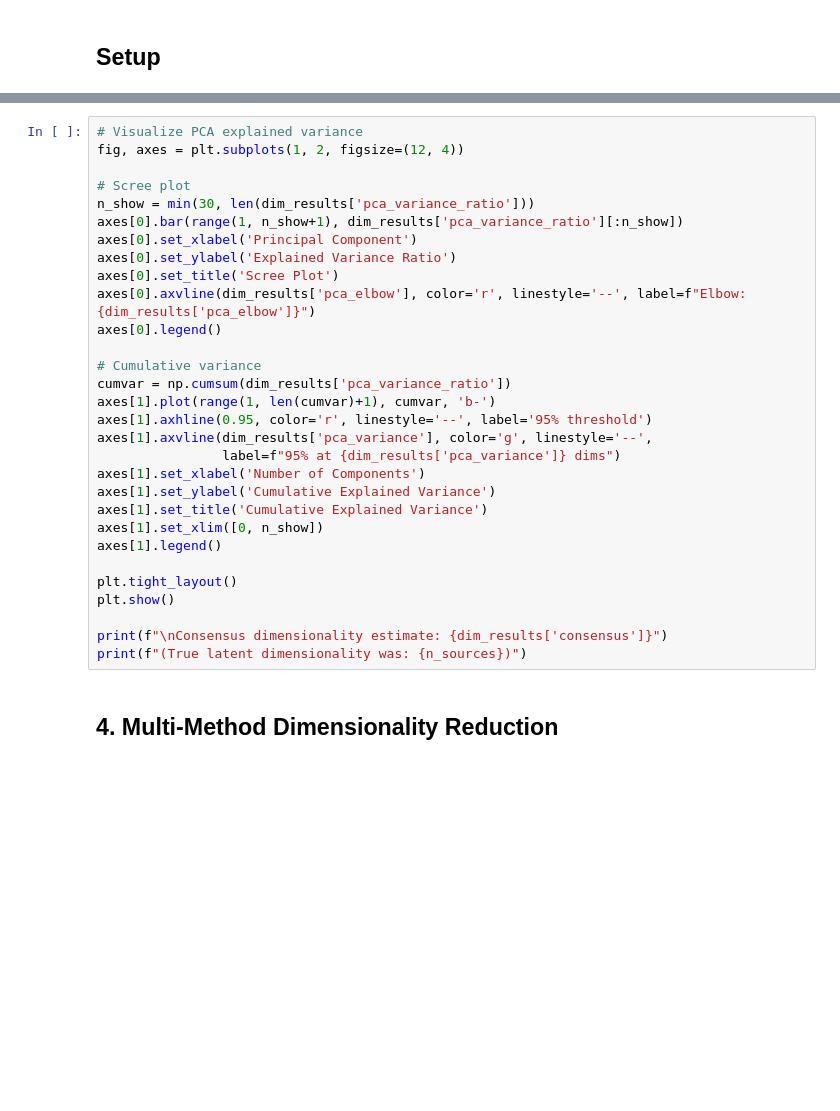
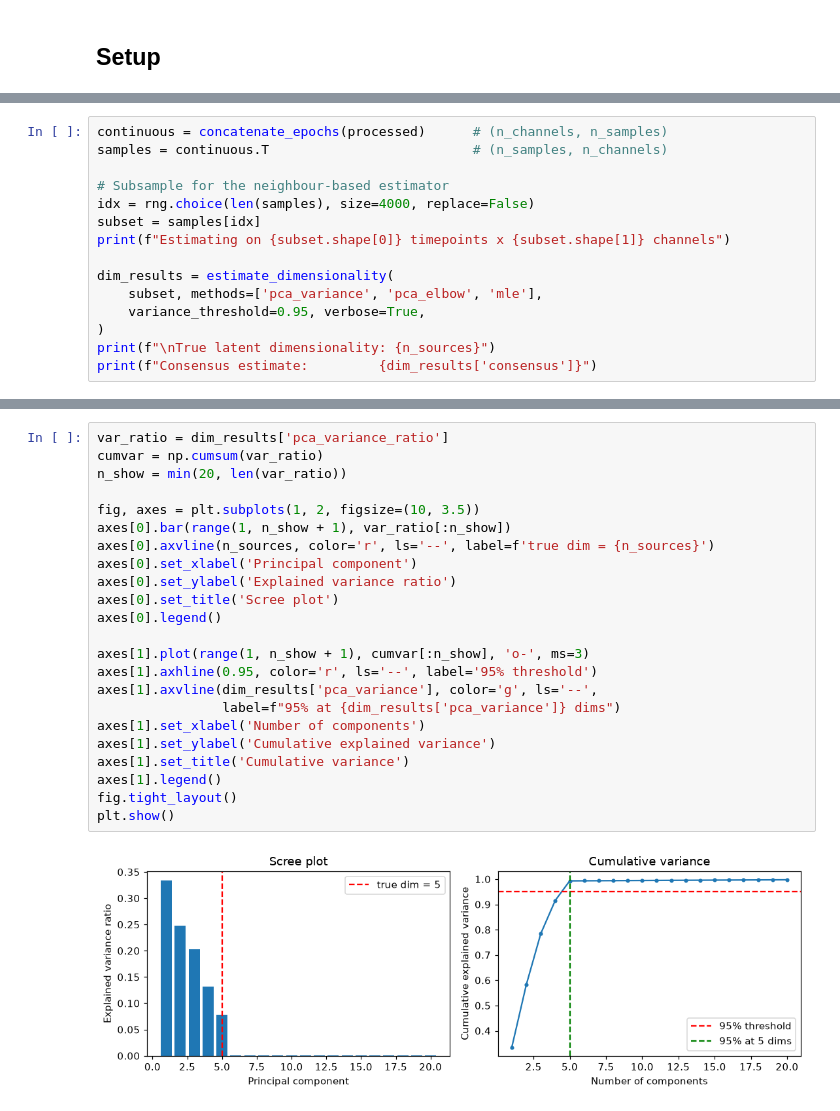
Before and after one commit to Jarmck-Cai/eeg_manifold, a Jupyter notebook: notebooks/00_quick_start.ipynb, the cells around one changed output, grey strips where cells are left out. Cells and saved outputs as stored; diff of their text form; blank space fills up the shorter version.

```diff
--- a/notebooks/00_quick_start.ipynb
+++ b/notebooks/00_quick_start.ipynb
@@ -130,0 +118,15 @@ dim_results = estimate_dimensionality(
+# %%
+continuous = concatenate_epochs(processed)      # (n_channels, n_samples)
+samples = continuous.T                          # (n_samples, n_channels)
+
+# Subsample for the neighbour-based estimator
+idx = rng.choice(len(samples), size=4000, replace=False)
+subset = samples[idx]
+print(f"Estimating on {subset.shape[0]} timepoints x {subset.shape[1]} channels")
+
+dim_results = estimate_dimensionality(
+    subset, methods=['pca_variance', 'pca_elbow', 'mle'],
+    variance_threshold=0.95, verbose=True,
+)
+print(f"\nTrue latent dimensionality: {n_sources}")
+print(f"Consensus estimate:         {dim_results['consensus']}")
@@ -131,32 +143,25 @@ dim_results = estimate_dimensionality(
 # %%
-# Visualize PCA explained variance
-fig, axes = plt.subplots(1, 2, figsize=(12, 4))
+var_ratio = dim_results['pca_variance_ratio']
+cumvar = np.cumsum(var_ratio)
+n_show = min(20, len(var_ratio))
 
-# Scree plot
-n_show = min(30, len(dim_results['pca_variance_ratio']))
-axes[0].bar(range(1, n_show+1), dim_results['pca_variance_ratio'][:n_show])
-axes[0].set_xlabel('Principal Component')
-axes[0].set_ylabel('Explained Variance Ratio')
-axes[0].set_title('Scree Plot')
-axes[0].axvline(dim_results['pca_elbow'], color='r', linestyle='--', label=f"Elbow: {dim_results['pca_elbow']}")
+fig, axes = plt.subplots(1, 2, figsize=(10, 3.5))
+axes[0].bar(range(1, n_show + 1), var_ratio[:n_show])
+axes[0].axvline(n_sources, color='r', ls='--', label=f'true dim = {n_sources}')
+axes[0].set_xlabel('Principal component')
+axes[0].set_ylabel('Explained variance ratio')
+axes[0].set_title('Scree plot')
 axes[0].legend()
 
-# Cumulative variance
-cumvar = np.cumsum(dim_results['pca_variance_ratio'])
-axes[1].plot(range(1, len(cumvar)+1), cumvar, 'b-')
-axes[1].axhline(0.95, color='r', linestyle='--', label='95% threshold')
-axes[1].axvline(dim_results['pca_variance'], color='g', linestyle='--',
+axes[1].plot(range(1, n_show + 1), cumvar[:n_show], 'o-', ms=3)
+axes[1].axhline(0.95, color='r', ls='--', label='95% threshold')
+axes[1].axvline(dim_results['pca_variance'], color='g', ls='--',
                 label=f"95% at {dim_results['pca_variance']} dims")
-axes[1].set_xlabel('Number of Components')
-axes[1].set_ylabel('Cumulative Explained Variance')
-axes[1].set_title('Cumulative Explained Variance')
-axes[1].set_xlim([0, n_show])
+axes[1].set_xlabel('Number of components')
+axes[1].set_ylabel('Cumulative explained variance')
+axes[1].set_title('Cumulative variance')
 axes[1].legend()
-
-plt.tight_layout()
+fig.tight_layout()
 plt.show()
-
-print(f"\nConsensus dimensionality estimate: {dim_results['consensus']}")
-print(f"(True latent dimensionality was: {n_sources})")
+# %% [output]
+[figure, added]
-# %% [markdown]
-## 4. Multi-Method Dimensionality Reduction
```
Also changed, not shown: parts of 28 cells of this notebook, 38 other files.
